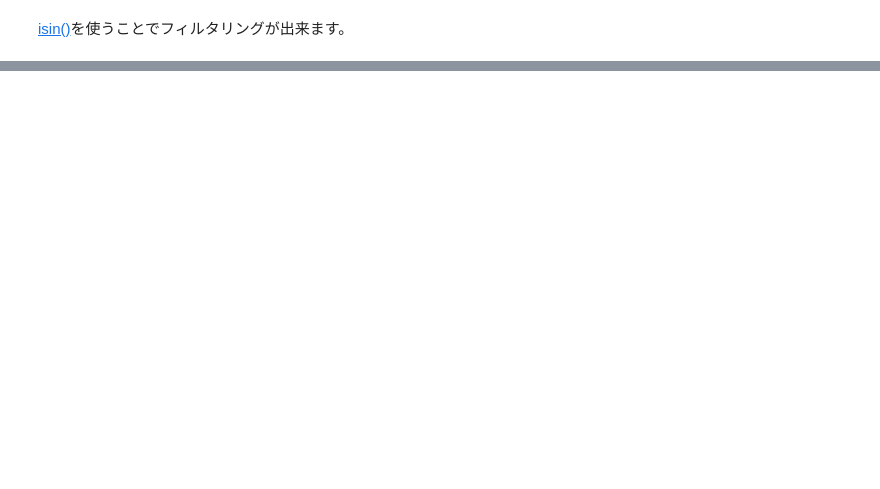
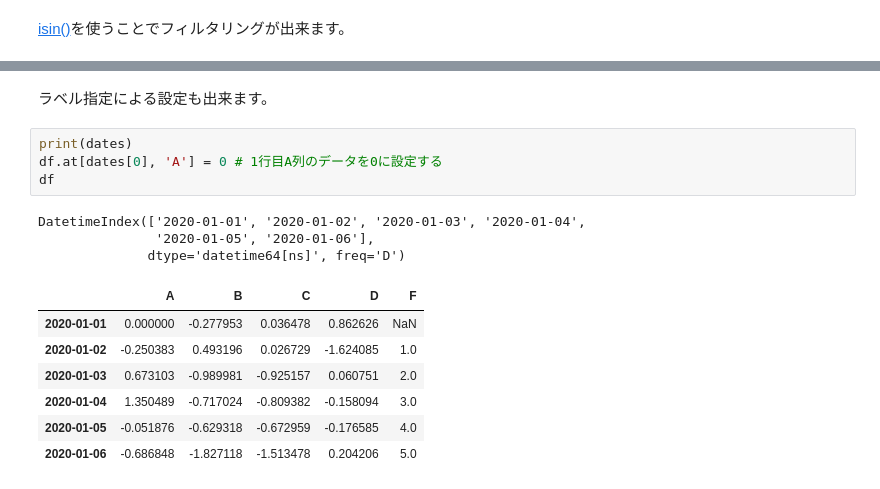
Before and after one commit to eda3/pandas, a Jupyter notebook: 10_minutes_to_pandas.ipynb, the cells around one changed output, grey strips where cells are left out. Drawn from its saved outputs; the diff is of its cells as text; blank space fills up the shorter version.

```diff
--- a/10_minutes_to_pandas.ipynb
+++ b/10_minutes_to_pandas.ipynb
@@ -518,0 +525,17 @@ df2[df2['E'].isin(['two', 'four'])]
+# %% [markdown]
+ラベル指定による設定も出来ます。
+# %%
+print(dates)
+df.at[dates[0], 'A'] = 0 # 1行目A列のデータを0に設定する
+df
+# %% [output]
+DatetimeIndex(['2020-01-01', '2020-01-02', '2020-01-03', '2020-01-04',
+               '2020-01-05', '2020-01-06'],
+              dtype='datetime64[ns]', freq='D')
+|  | A | B | C | D | F |
+| 2020-01-01 | 0.000000 | -0.277953 | 0.036478 | 0.862626 | NaN |
+| 2020-01-02 | -0.250383 | 0.493196 | 0.026729 | -1.624085 | 1.0 |
+| 2020-01-03 | 0.673103 | -0.989981 | -0.925157 | 0.060751 | 2.0 |
+| 2020-01-04 | 1.350489 | -0.717024 | -0.809382 | -0.158094 | 3.0 |
+| 2020-01-05 | -0.051876 | -0.629318 | -0.672959 | -0.176585 | 4.0 |
+| 2020-01-06 | -0.686848 | -1.827118 | -1.513478 | 0.204206 | 5.0 |
```
Also changed, not shown: parts of 94 cells of this notebook.
